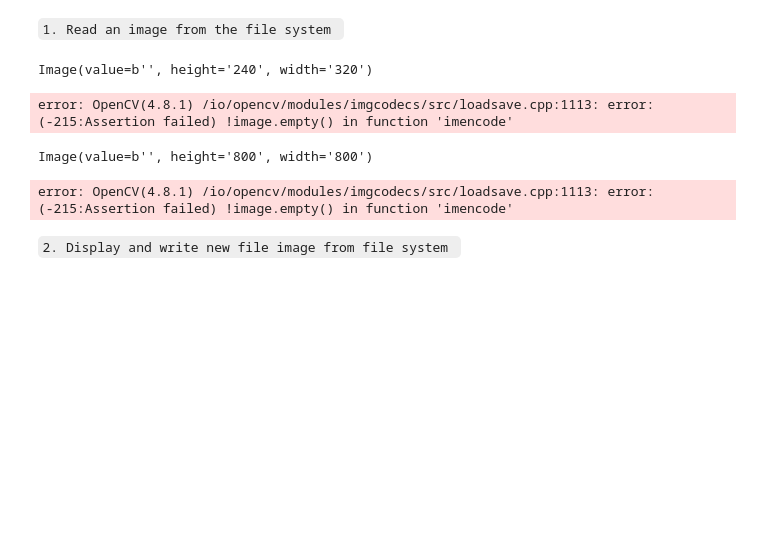
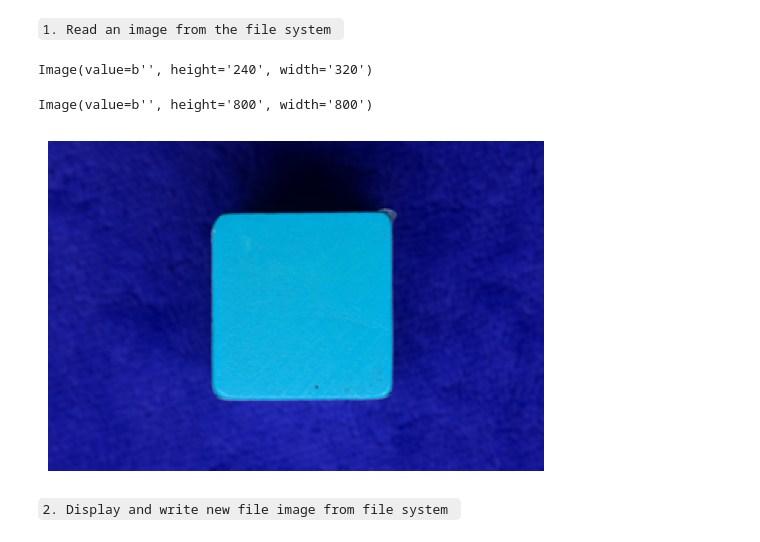
Before and after one commit to Robjects-ROS/SmartVision, a Jupyter notebook: Setup/1_hardware_config/Hardware_Configuration_Checklist.ipynb, the cells around one changed output. Drawn from its saved outputs; the diff is of its cells as text; code cells hidden in the pictures; blank space fills up the shorter version.

```diff
--- a/Setup/1_hardware_config/Hardware_Configuration_Checklist.ipynb
+++ b/Setup/1_hardware_config/Hardware_Configuration_Checklist.ipynb
@@ -185,11 +295,10 @@ import ipywidgets.widgets as widgets
 
 image_widget = widgets.Image(format='png', width=320, height=240)
 display(image_widget)
-img = cv2.imread('sample_dataset_image.png',1)
+img = cv2.imread('yellow-block.png',1)
 image_widget.value = bgr8_to_jpeg(img)
 # %% [output]
 Image(value=b'', height='240', width='320')
-error: OpenCV(4.8.1) /io/opencv/modules/imgcodecs/src/loadsave.cpp:1113: error: (-215:Assertion failed) !image.empty() in function 'imencode'
 # %%
 
 # Convert the image from BGR to RGB
@@ -204,16 +313,17 @@ import ipywidgets.widgets as widgets
 image_widget = widgets.Image(format='png', width=800, height=800)
 display(image_widget)
 
-image_widget.value = bgr8_to_jpeg(image)
+image_widget.value = bgr8_to_jpeg(img)
 # %% [output]
 Image(value=b'', height='800', width='800')
-error: OpenCV(4.8.1) /io/opencv/modules/imgcodecs/src/loadsave.cpp:1113: error: (-215:Assertion failed) !image.empty() in function 'imencode'
 # %%
 
 # Display the image
-plt.imshow(image)
+plt.imshow(img)
 plt.axis('off')
 plt.show()
+# %% [output]
+[figure, added]
 # %% [markdown]
 
 `2. Display and write new file image from file system
```
Also changed, not shown: parts of 43 cells of this notebook, 6 other files.
